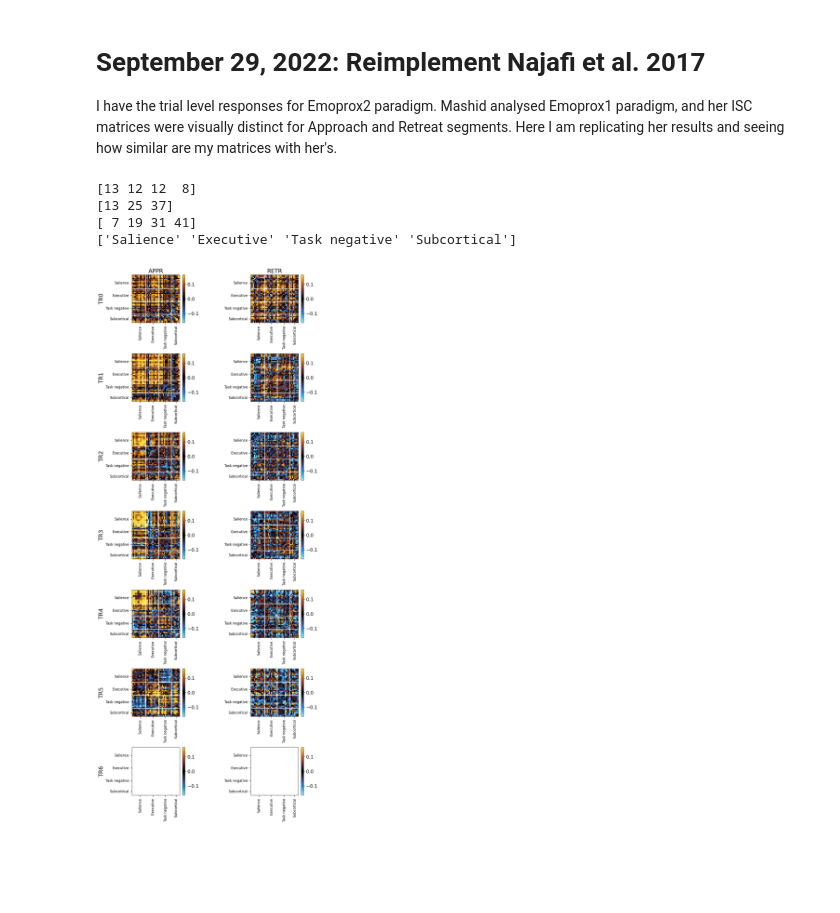
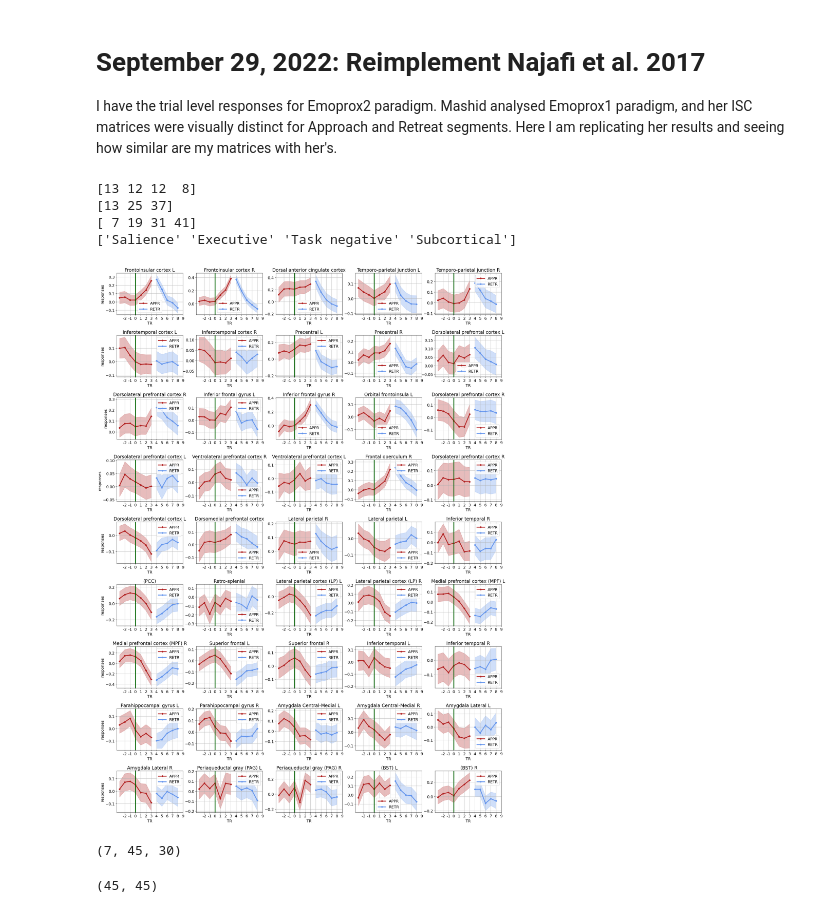
Before and after one commit to govinda-umd/network_dynamics, a Jupyter notebook: _sources/nb/sep22/06-reimplement_mashid_paper.ipynb, the cells around one changed output. Cells and saved outputs as stored; diff of their text form; code cells hidden in the pictures; blank space fills up the shorter version.

```diff
--- a/_sources/nb/sep22/06-reimplement_mashid_paper.ipynb
+++ b/_sources/nb/sep22/06-reimplement_mashid_paper.ipynb
@@ -47,43 +47,48 @@ args.RETR = -1
 args.LABELS = [args.APPR, args.RETR]
 args.LABEL_NAMES = ['APPR', 'RETR']
 args.NAMES = ['APPR', 'RETR']
-args.TRIAL_LEN = {name:None for name in args.LABEL_NAMES}
-args.MIN_TRS = {name:None for name in args.LABEL_NAMES}
+args.TRIAL_LEN = 12
+args.MIN_TRS = {'APPR': 7, 'RETR': 5}
 args.MIN_TRIALS = {name:7 for name in args.LABEL_NAMES}
 args.near_miss_thresh = 0.7
 args.near_miss_width = 8
-args.hemo_lag = 4
+args.window_shift = 3
+APPR = np.arange(0, 7) - args.window_shift
+RETR = np.arange(7, 12) - args.window_shift
+args.SEGMENT_TRS = {'APPR': APPR, 'RETR': RETR}
 args.TR = 1.25
 # %%
 args.proj_dir = proj_dir
 
 with open(
     f"/home/joyneelm/FORAGING/local/notebooks/dynamical_systems_emoprox/emoprox_motion_parameters.pkl",
     'rb'
 ) as f:
     motion_df = pickle.load(f)
 # motion_df
 
 args.roi_set_name = 'mashid'
 args.main_data_dir = (
     f"{proj_dir}/data/emoprox2/data/rois_{args.roi_set_name}"
 )
+
 # exploratory data
 args.subjects = np.unique(motion_df.pid.values)
 random.Random(args.SEED).shuffle(args.subjects)
 args.explor_subjects = args.subjects[ : round(0.25 * len(args.subjects))]
 
 # ROIs
 args = dataset_utils.get_mashid_rois(args)
 args = dataset_utils.get_mashid_plot_tick_labels(args)
 
 # condition responses
 X = dataset_utils.get_emo2_trial_level_responses(args, motion_df)
-# args.plot_colors = {'APPR': 'firebrick', 'RETR': 'cornflowerblue'}
-# dataset_utils.plot_emo2_responses(args, X)
+args.plot_colors = {'APPR': 'firebrick', 'RETR': 'cornflowerblue'}
+dataset_utils.plot_emo2_responses_v2(args, X)
 # %% [output]
 [13 12 12  8]
 [13 25 37]
 [ 7 19 31 41]
 ['Salience' 'Executive' 'Task negative' 'Subcortical']
+[figure, added]
 # %%
@@ -100,6 +106,11 @@ def get_block_time_series(args, X):
     return ts
 
 ts = get_block_time_series(args, X)
+# %%
+ts.keys()
+ts['APPR_TR0'].shape
+# %% [output]
+(7, 45, 30)
 # %%
 # ISC
 def get_iscs(args, ts):
@@ -129,3 +150,7 @@ iscs = get_iscs(args, ts)
+# %%
+iscs['APPR_TR0'].shape
+# %% [output]
+(45, 45)
 # %%
 def get_min_max(d):
     '''
@@ -140,10 +165,24 @@ def get_min_max(d):
     vmax = np.nanquantile(vals, q=0.95)
     return -max(-vmin, vmax), max(-vmin, vmax)
 
+def set_plot_ticks(args, ax):
+    ax.set_yticks(args.major_ticks, args.major_tick_labels, rotation=0, va='center')
+    ax.set_xticks(args.major_ticks, args.major_tick_labels, rotation=90, ha='center')
+
+    ax.set_yticks(args.minor_ticks-0.5, minor=True)
+    ax.set_xticks(args.minor_ticks-0.5, minor=True)
+    ax.tick_params(
+        which='major', direction='out', length=5.5,
+        # grid_color='white', grid_linewidth='1.5',
+        labelsize=10,
+    )
+    ax.grid(which='minor', color='w', linestyle='-', linewidth=1.5)
+
+
 def plot_iscs(args, iscs, cmap=cmr.iceburn):
     vmin, vmax = get_min_max(iscs)
 
-    nrows, ncols = max(list(args.MIN_TRS.values())), len(args.NAMES)
+    nrows, ncols = max(list(args.MIN_TRS.values())), len(args.NAMES) + 1
     fig, axs = plt.subplots(
         nrows=nrows,
         ncols=ncols,
@@ -178,18 +217,18 @@ def plot_iscs(args, iscs, cmap=cmr.iceburn):
         if tr == 0: ax.set_title(f"{name}")
         if col == 0: ax.set_ylabel(f"TR{tr}", size='large')
 
-        ax.set_yticks(args.major_ticks, args.major_tick_labels, rotation=0, va='center')
-        ax.set_xticks(args.major_ticks, args.major_tick_labels, rotation=90, ha='center')
+        set_plot_ticks(args, ax)
 
-        ax.set_yticks(args.minor_ticks-0.5, minor=True)
-        ax.set_xticks(args.minor_ticks-0.5, minor=True)
-        ax.tick_params(
-            which='major', direction='out', length=5.5,
-            # grid_color='white', grid_linewidth='1.5',
-            labelsize=10,
+    for tr in range(args.MIN_TRS['RETR']):
+        ax = axs[tr, 2]
+
+        im = ax.imshow(
+            iscs[f"APPR_TR{tr}"] - iscs[f"RETR_TR{tr}"],
+            cmap=cmap,
+            vmin=vmin, vmax=vmax
         )
-        ax.grid(which='minor', color='w', linestyle='-', linewidth=1.5)
+        ax.figure.colorbar(im, ax=ax, fraction=0.046, pad=0.04)
 
-plot_iscs(args, iscs)
+        if tr == 0: ax.set_title(f"APPR - RETR")
+
+        set_plot_ticks(args, ax)
-# %% [output]
-[figure, removed]
```
Also changed, not shown: parts of 8 cells of this notebook, 6 other files.
